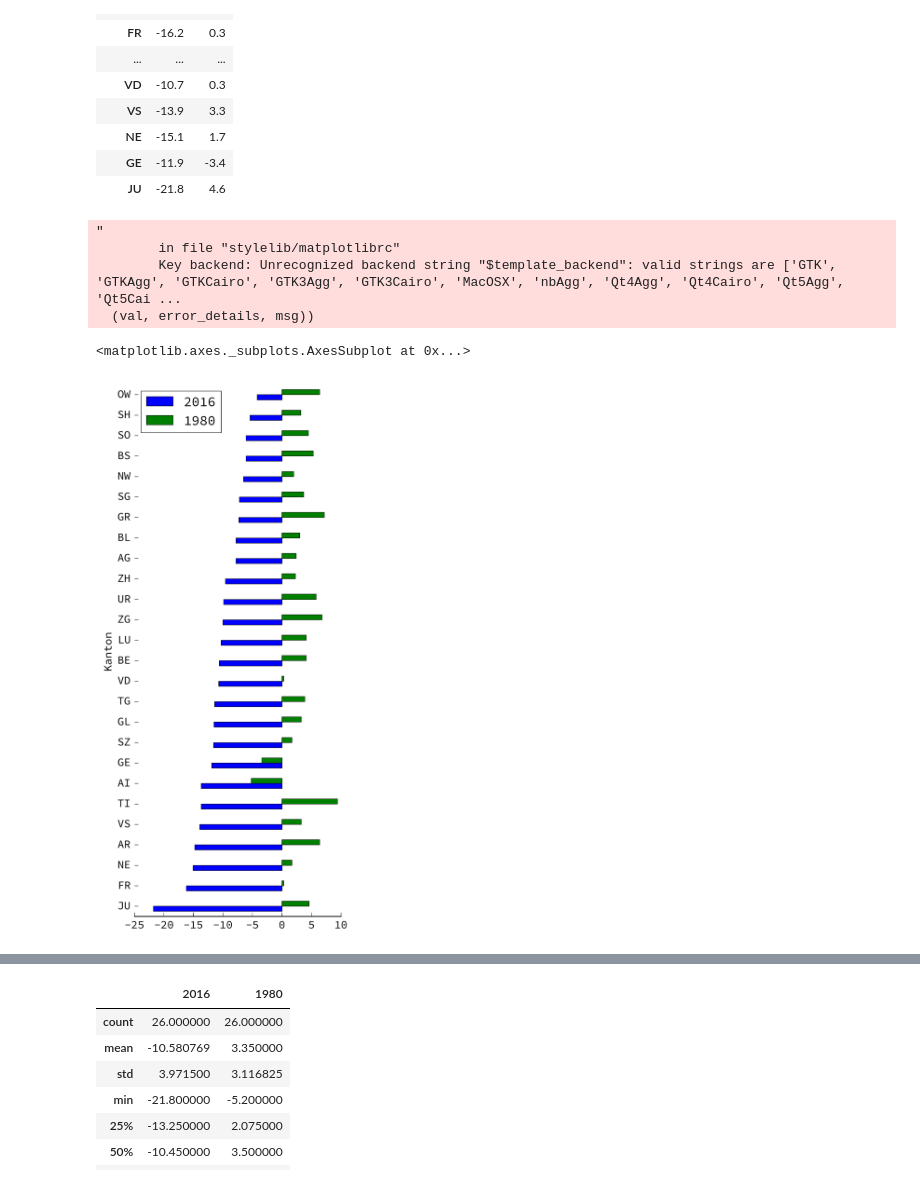
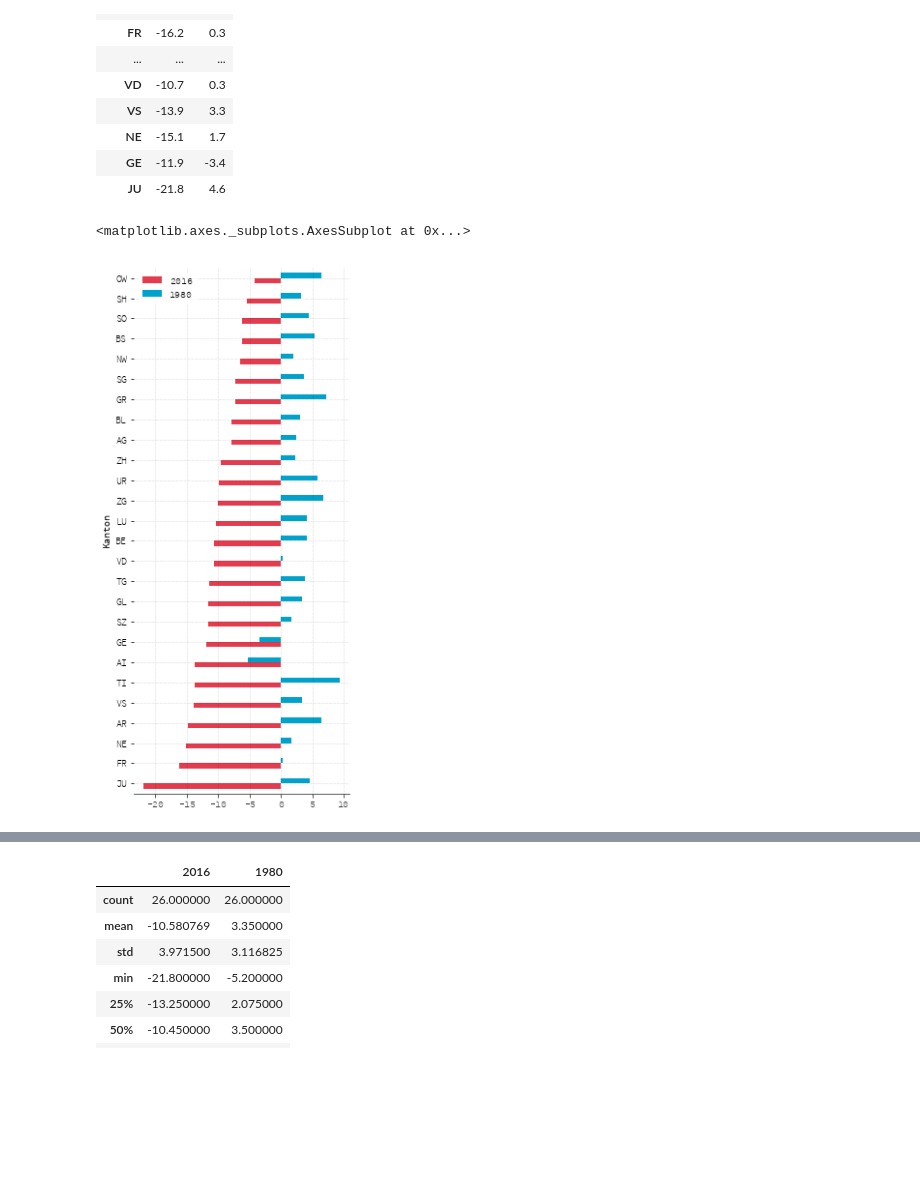
Before and after one commit to xeophin/lede-data-studio, a Jupyter notebook: code/01-university-eligibility/project-1.ipynb, the cells around one changed output, grey strips where cells are left out. Cells and saved outputs as stored; diff of their text form; code cells hidden in the pictures; blank space fills up the shorter version.

Commit message:
feat: add a first draft of a chart
Still lacks annotations and a legend, and the SO is horrified at the fact that the chart only uses two numbers and not the whole range.

```diff
--- a/code/01-university-eligibility/project-1.ipynb
+++ b/code/01-university-eligibility/project-1.ipynb
@@ -169,13 +217,10 @@ delta_df
 | GE | -11.9 | -3.4 |
 | JU | -21.8 | 4.6 |
 # %%
+plt.switch_backend('pdf')
 plt.style.use('stylelib/matplotlibrc')
 
 delta_df.sort_values('2016').plot(kind='barh', figsize=(4,10))
 # %% [output]
-"
-        in file "stylelib/matplotlibrc"
-        Key backend: Unrecognized backend string "$template_backend": valid strings are ['GTK', 'GTKAgg', 'GTKCairo', 'GTK3Agg', 'GTK3Cairo', 'MacOSX', 'nbAgg', 'Qt4Agg', 'Qt4Cairo', 'Qt5Agg', 'Qt5Cai ...
-  (val, error_details, msg))
+<matplotlib.axes._subplots.AxesSubplot at 0x...>
-<matplotlib.axes._subplots.AxesSubplot at 0x...>
-[figure, old version]
+[figure, new version]
```
Also changed, not shown: parts of 7 cells of this notebook, 6 other files.
